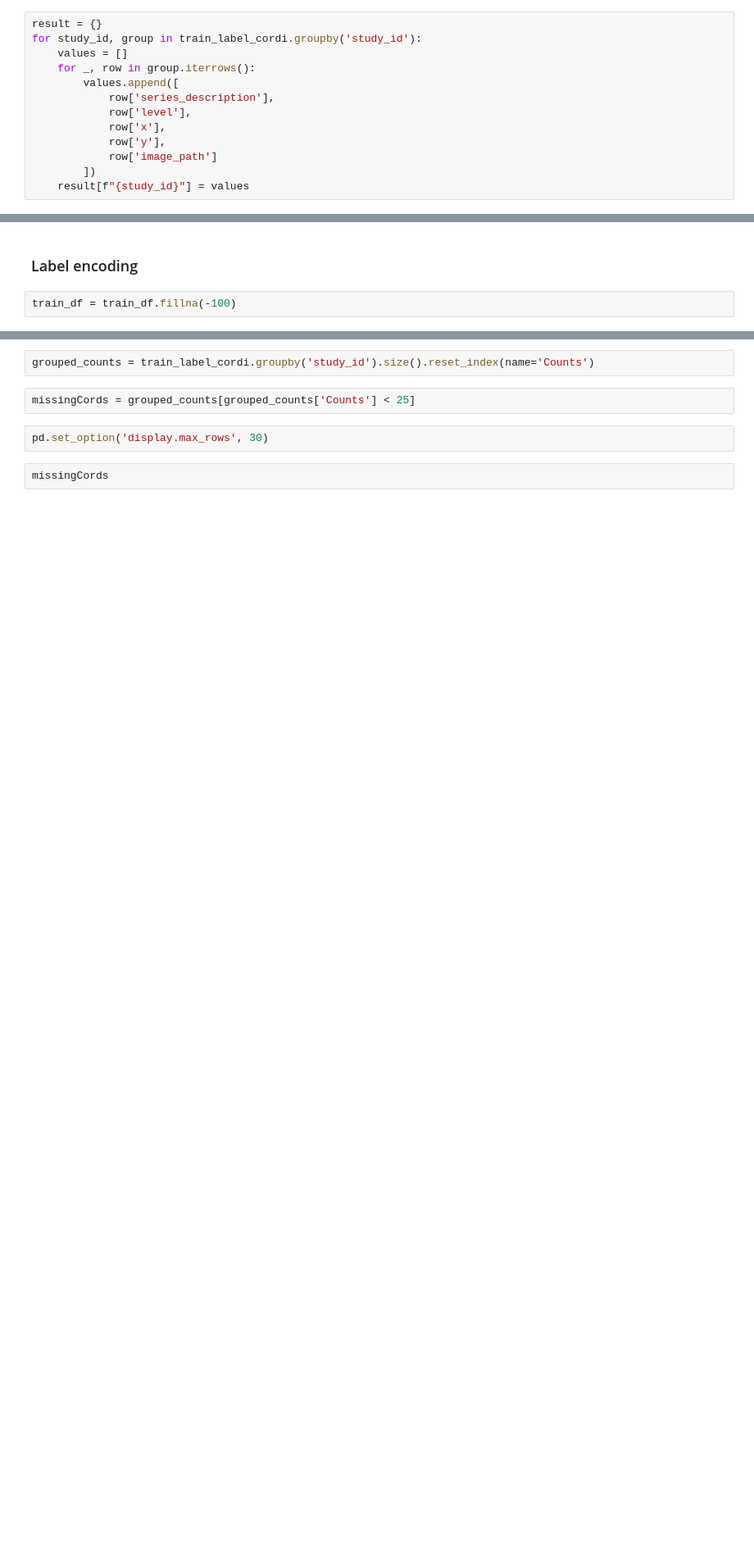
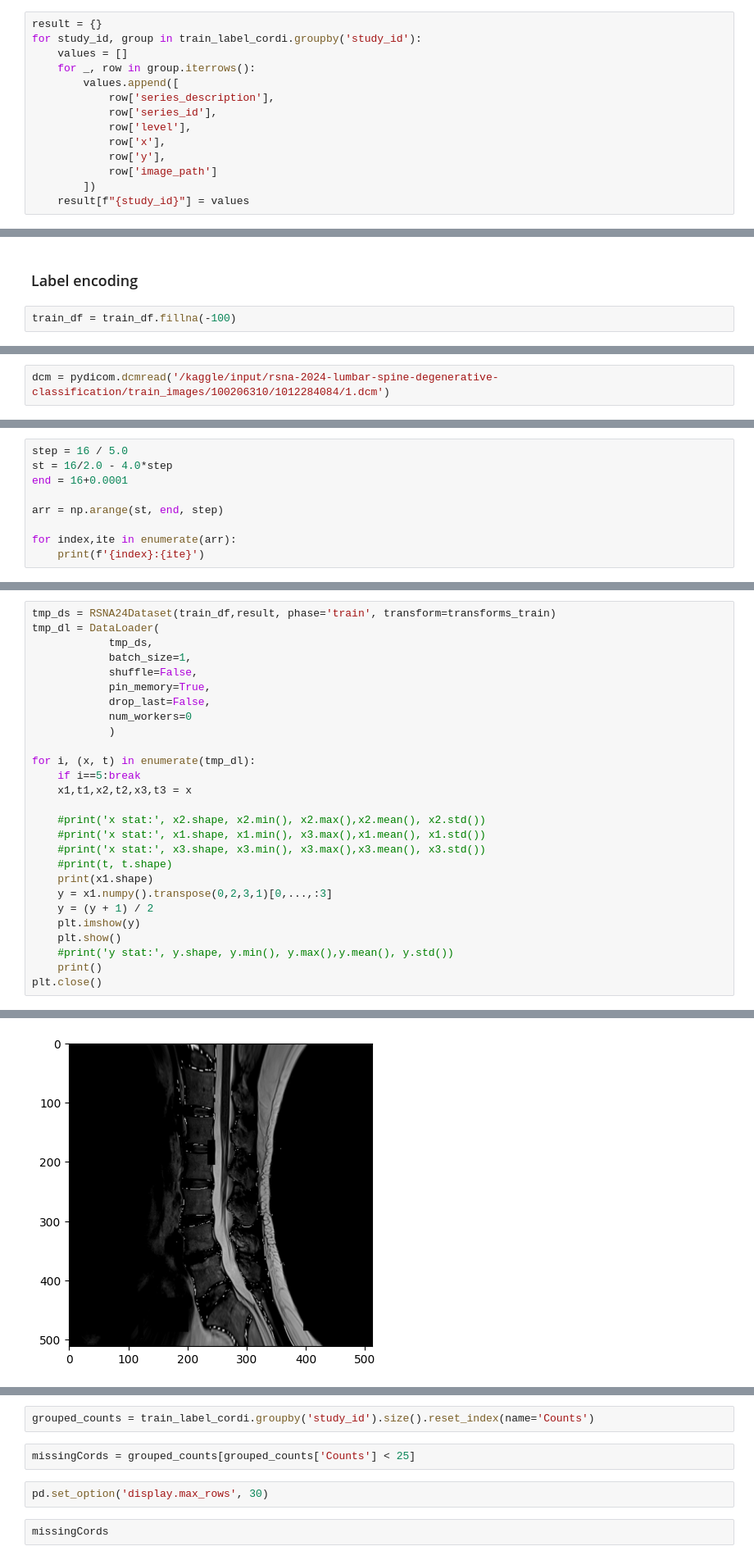
Before and after one commit to rinkusahu1/Kaggle_Practice_ML, a Jupyter notebook: lumbar_deg.ipynb, the cells around one changed output, grey strips where cells are left out. Shown at 82% size. Cells and saved outputs as stored; diff of their text form; blank space fills up the shorter version.

Commit message:
Kaggle Notebook | RSNA 2024 Lumbar Spine Degenerative Classification | Preparing dataset

```diff
--- a/lumbar_deg.ipynb
+++ b/lumbar_deg.ipynb
@@ -69,6 +162,7 @@ for study_id, group in train_label_cordi.groupby('study_id'):
     for _, row in group.iterrows():
         values.append([
             row['series_description'],
+            row['series_id'],
             row['level'],
             row['x'],
             row['y'],
@@ -87,0 +257,2 @@ train_df.head()
+# %%
+dcm = pydicom.dcmread('/kaggle/input/rsna-2024-lumbar-spine-degenerative-classification/train_images/100206310/1012284084/1.dcm')
@@ -155,0 +305,9 @@ class RSNA24Dataset(Dataset):
+# %%
+step = 16 / 5.0
+st = 16/2.0 - 4.0*step
+end = 16+0.0001
+
+arr = np.arange(st, end, step)
+
+for index,ite in enumerate(arr):
+    print(f'{index}:{ite}')
@@ -155,0 +495,28 @@ class RSNA24Dataset(Dataset):
+# %%
+tmp_ds = RSNA24Dataset(train_df,result, phase='train', transform=transforms_train)
+tmp_dl = DataLoader(
+            tmp_ds,
+            batch_size=1,
+            shuffle=False,
+            pin_memory=True,
+            drop_last=False,
+            num_workers=0
+            )
+
+for i, (x, t) in enumerate(tmp_dl):
+    if i==5:break
+    x1,t1,x2,t2,x3,t3 = x
+
+    #print('x stat:', x2.shape, x2.min(), x2.max(),x2.mean(), x2.std())
+    #print('x stat:', x1.shape, x1.min(), x3.max(),x1.mean(), x1.std())
+    #print('x stat:', x3.shape, x3.min(), x3.max(),x3.mean(), x3.std())
+    #print(t, t.shape)
+    print(x1.shape)
+    y = x1.numpy().transpose(0,2,3,1)[0,...,:3]
+    y = (y + 1) / 2
+    plt.imshow(y)
+    plt.show()
+    #print('y stat:', y.shape, y.min(), y.max(),y.mean(), y.std())
+    print()
+plt.close()
+# %% [output]
@@ -155,0 +527 @@ class RSNA24Dataset(Dataset):
+[figure, added]
```
Also changed, not shown: parts of 27 cells of this notebook.
